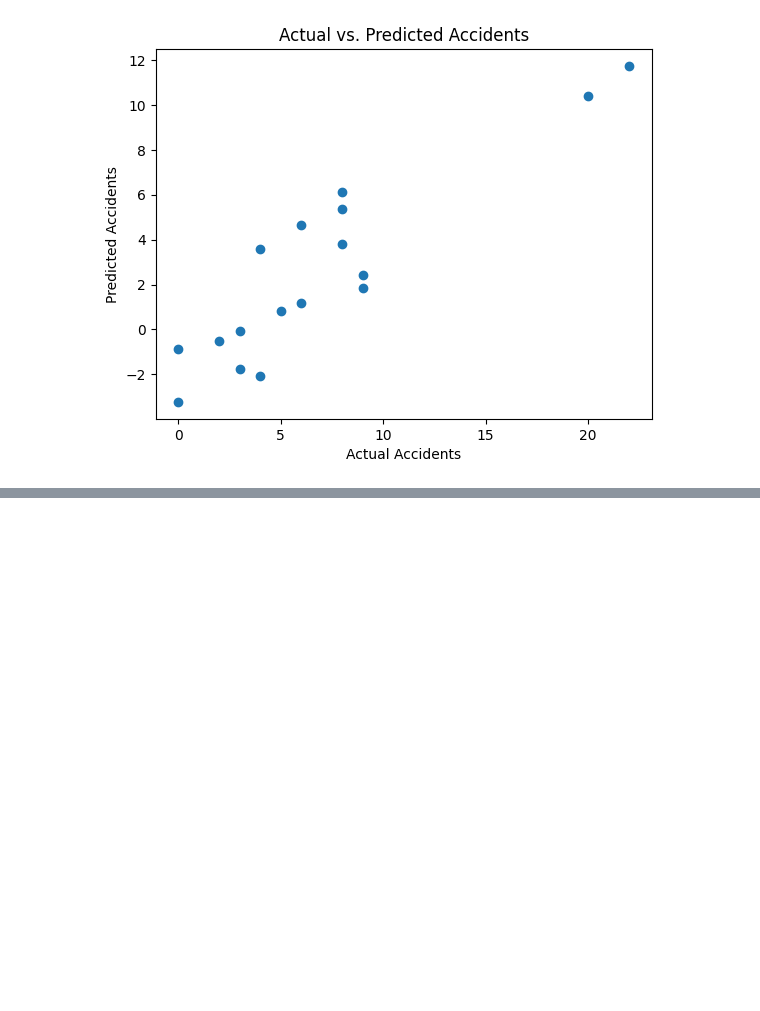
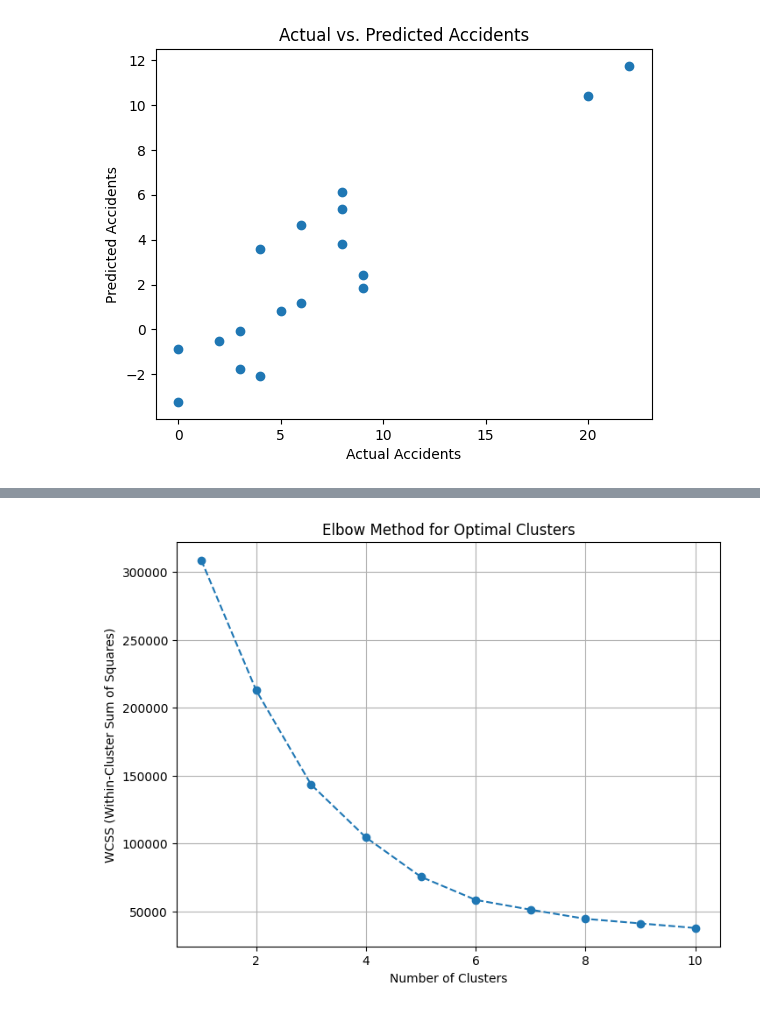
Before and after one commit to Armstrongsoftwareeng/python-coder, a Jupyter notebook: Untitled1.ipynb, the cells around one changed output, grey strips where cells are left out. Cells and saved outputs as stored; diff of their text form; code cells hidden in the pictures; blank space fills up the shorter version.

```diff
--- a/Untitled1.ipynb
+++ b/Untitled1.ipynb
@@ -961,0 +1004,21 @@ R-squared: 0.23210012200009655
+# %%
+import pandas as pd
+import matplotlib.pyplot as plt
+from sklearn.cluster import KMeans
+wainaina = pd.read_csv(r'/content/Mall_Customers.csv')
+X = wainaina.iloc[:, [2, 3, 4]].values
+wcss = []
+for i in range(1, 11):
+ kmeans = KMeans(n_clusters=i, init='k-means++', max_iter=300, n_init=10,
+random_state=0)
+ kmeans.fit(X)
+ wcss.append(kmeans.inertia_)
+plt.figure(figsize=(8, 6))
+plt.plot(range(1, 11), wcss, marker='o', linestyle='--')
+plt.title('Elbow Method for Optimal Clusters')
+plt.xlabel('Number of Clusters')
+plt.ylabel('WCSS (Within-Cluster Sum of Squares)')
+plt.grid()
+plt.show()
+# %% [output]
+[figure, added]
```
Also changed, not shown: parts of 8 cells of this notebook.
